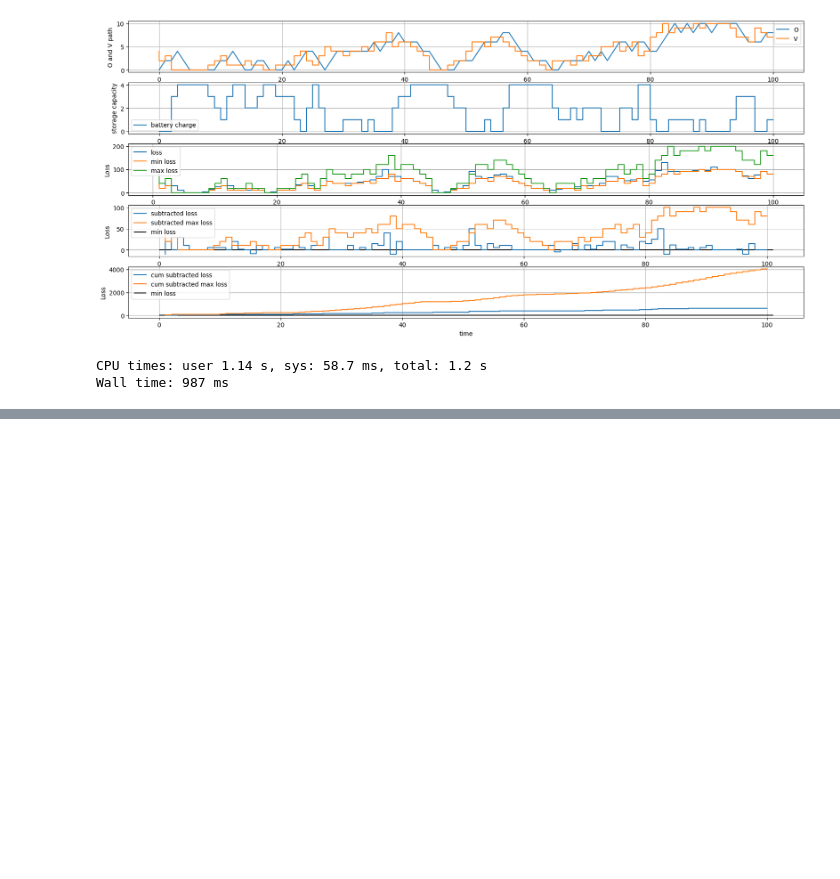
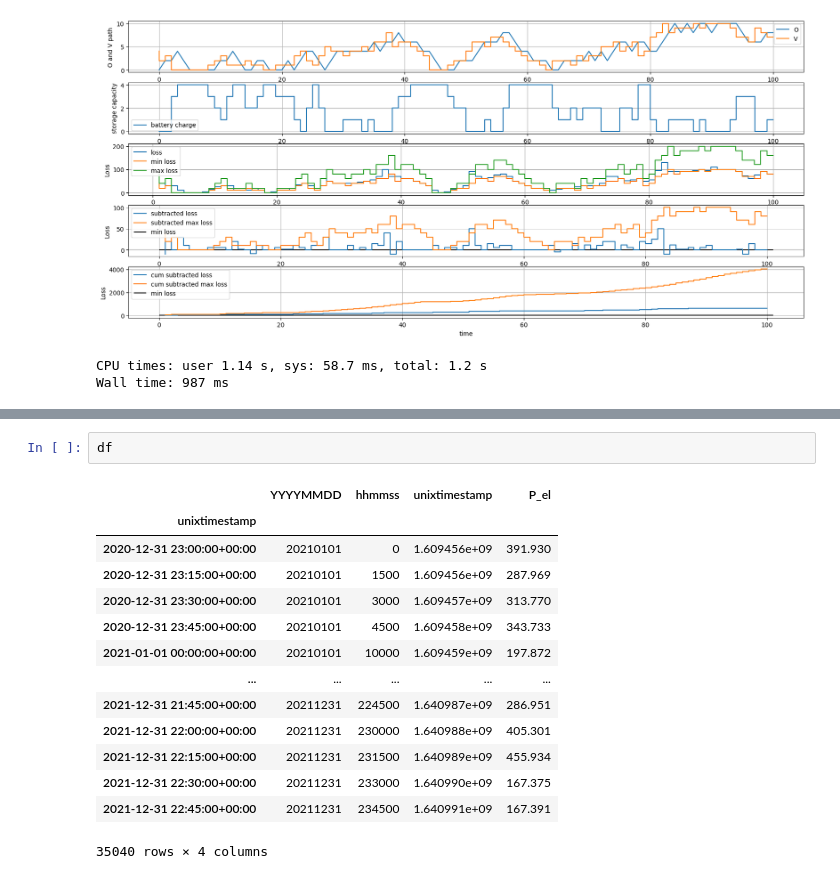
Before and after one commit to simonsuetterlin/SmartGrid, a Jupyter notebook: simulation.ipynb, the cells around one changed output, grey strips where cells are left out. Drawn from its saved outputs; the diff is of its cells as text; blank space fills up the shorter version.

```diff
--- a/simulation.ipynb
+++ b/simulation.ipynb
@@ -49,0 +57,17 @@ NameError: name 'look_up_table' is not defined
+# %%
+df
+# %% [output]
+|  | YYYYMMDD | hhmmss | unixtimestamp | P_el |
+| unixtimestamp |  |  |  |  |
+| 2020-12-31 23:00:00+00:00 | 20210101 | 0 | 1.609456e+09 | 391.930 |
+| 2020-12-31 23:15:00+00:00 | 20210101 | 1500 | 1.609456e+09 | 287.969 |
+| 2020-12-31 23:30:00+00:00 | 20210101 | 3000 | 1.609457e+09 | 313.770 |
+| 2020-12-31 23:45:00+00:00 | 20210101 | 4500 | 1.609458e+09 | 343.733 |
+| 2021-01-01 00:00:00+00:00 | 20210101 | 10000 | 1.609459e+09 | 197.872 |
+| ... | ... | ... | ... | ... |
+| 2021-12-31 21:45:00+00:00 | 20211231 | 224500 | 1.640987e+09 | 286.951 |
+| 2021-12-31 22:00:00+00:00 | 20211231 | 230000 | 1.640988e+09 | 405.301 |
+| 2021-12-31 22:15:00+00:00 | 20211231 | 231500 | 1.640989e+09 | 455.934 |
+| 2021-12-31 22:30:00+00:00 | 20211231 | 233000 | 1.640990e+09 | 167.375 |
+| 2021-12-31 22:45:00+00:00 | 20211231 | 234500 | 1.640991e+09 | 167.391 |
+35040 rows × 4 columns
```
Also changed, not shown: parts of 4 cells of this notebook, 8 other files.
